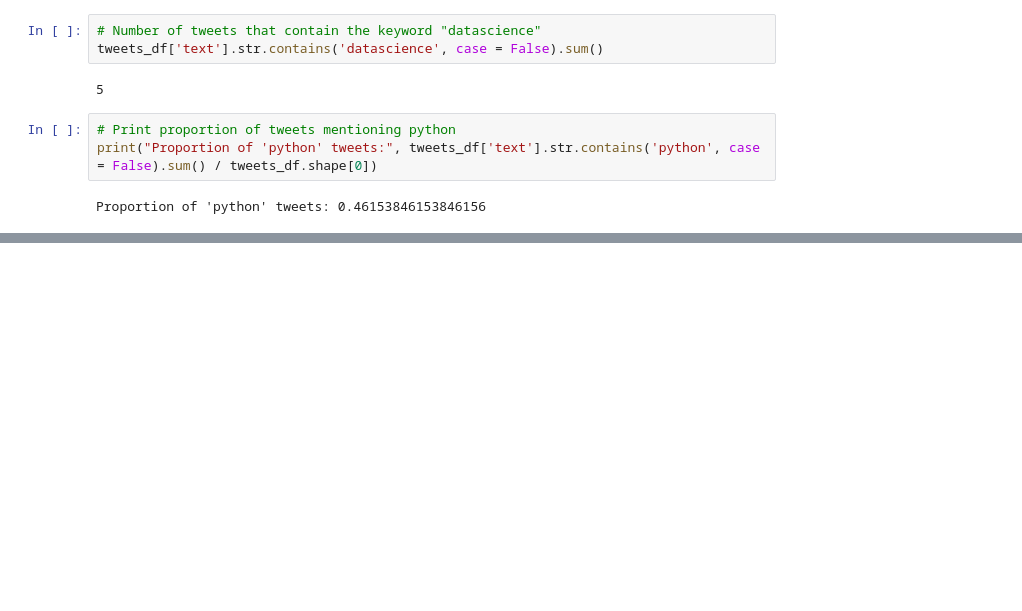
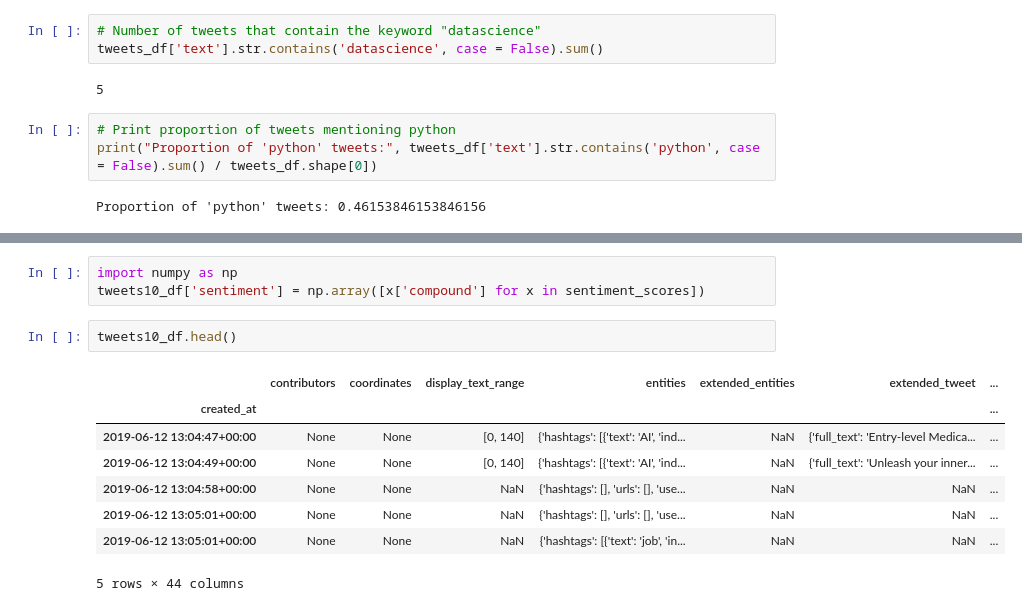
Before and after one commit to kaymal/twitter-analysis, a Jupyter notebook: Analyzing Twitter Data with Python.ipynb, the cells around one changed output, grey strips where cells are left out. Cells and saved outputs as stored; diff of their text form; blank space fills up the shorter version.

```diff
--- a/Analyzing Twitter Data with Python.ipynb
+++ b/Analyzing Twitter Data with Python.ipynb
@@ -530,0 +600,14 @@ Proportion of 'datascience' tweets: 0.38461538461538464
+# %%
+import numpy as np
+tweets10_df['sentiment'] = np.array([x['compound'] for x in sentiment_scores])
+# %%
+tweets10_df.head()
+# %% [output]
+|  | contributors | coordinates | display_text_range | entities | extended_entities | extended_tweet | ... |
+| created_at |  |  |  |  |  |  | ... |
+| 2019-06-12 13:04:47+00:00 | None | None | [0, 140] | {'hashtags': [{'text': 'AI', 'ind... | NaN | {'full_text': 'Entry-level Medica... | ... |
+| 2019-06-12 13:04:49+00:00 | None | None | [0, 140] | {'hashtags': [{'text': 'AI', 'ind... | NaN | {'full_text': 'Unleash your inner... | ... |
+| 2019-06-12 13:04:58+00:00 | None | None | NaN | {'hashtags': [], 'urls': [], 'use... | NaN | NaN | ... |
+| 2019-06-12 13:05:01+00:00 | None | None | NaN | {'hashtags': [], 'urls': [], 'use... | NaN | NaN | ... |
+| 2019-06-12 13:05:01+00:00 | None | None | NaN | {'hashtags': [{'text': 'job', 'in... | NaN | NaN | ... |
+5 rows × 44 columns
```
Also changed, not shown: parts of 30 cells of this notebook.
